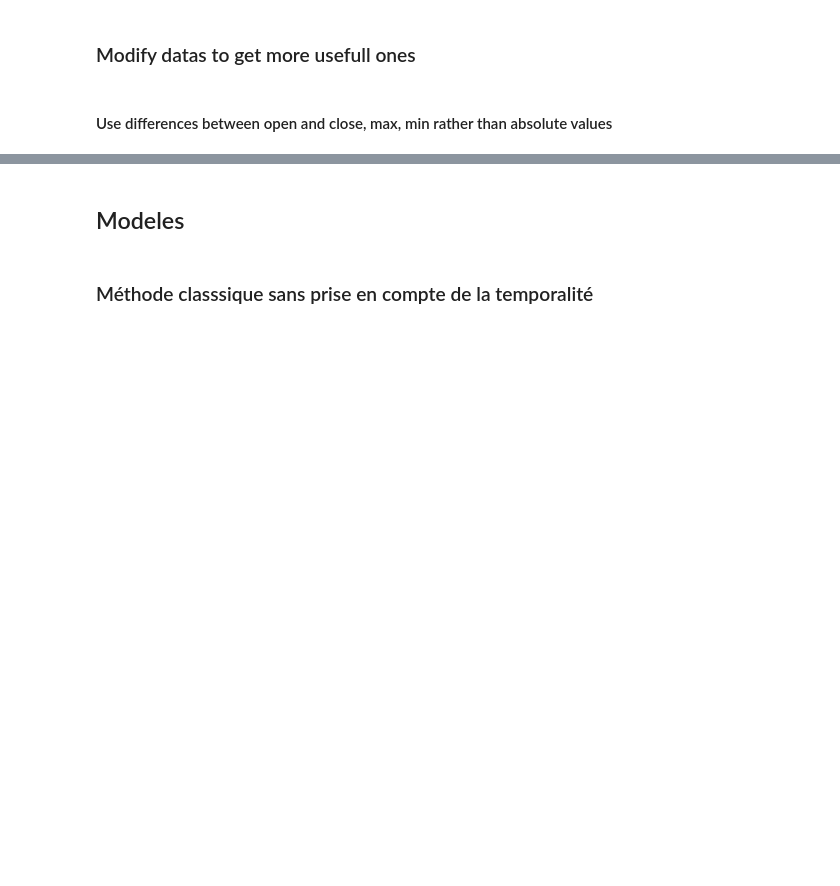
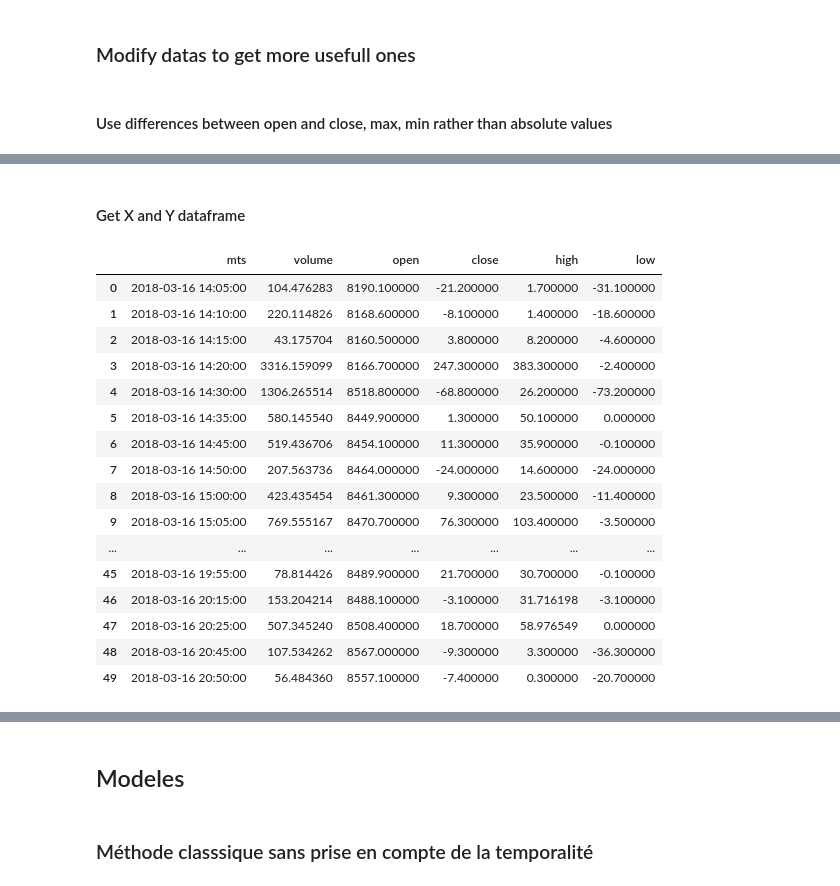
Before and after one commit to vico4445/bitpredict, a Jupyter notebook: collect-data/read_and_plot_datas_from_json_AWS.ipynb, the cells around one changed output, grey strips where cells are left out. Drawn from its saved outputs; the diff is of its cells as text; code cells hidden in the pictures; blank space fills up the shorter version.

```diff
--- a/collect-data/read_and_plot_datas_from_json_AWS.ipynb
+++ b/collect-data/read_and_plot_datas_from_json_AWS.ipynb
@@ -128,3 +178,5 @@ plt.show()
 ### Modify datas to get more usefull ones
 # %% [markdown]
 #### Use differences between open and close, max, min rather than absolute values
+# %%
+df_prepared = pd.concat([df_without_begining[['mts', 'volume', 'open']], df_without_begining[['close', 'high', "low"]].subtract(df_without_begining['open'], axis='index')], axis=1)
@@ -130,0 +192,26 @@ plt.show()
+# %% [markdown]
+#### Get X and Y dataframe
+# %%
+period_length = 50
+X = [df_prepared.iloc[i:i + period_length] for i in range(0, df_prepared.shape[0] - period_length)]
+y = [df_prepared.iloc[i + period_length] for i in range(0, df_prepared.shape[0] - period_length)]
+# %%
+X[0]
+# %% [output]
+|  | mts | volume | open | close | high | low |
+| 0 | 2018-03-16 14:05:00 | 104.476283 | 8190.100000 | -21.200000 | 1.700000 | -31.100000 |
+| 1 | 2018-03-16 14:10:00 | 220.114826 | 8168.600000 | -8.100000 | 1.400000 | -18.600000 |
+| 2 | 2018-03-16 14:15:00 | 43.175704 | 8160.500000 | 3.800000 | 8.200000 | -4.600000 |
+| 3 | 2018-03-16 14:20:00 | 3316.159099 | 8166.700000 | 247.300000 | 383.300000 | -2.400000 |
+| 4 | 2018-03-16 14:30:00 | 1306.265514 | 8518.800000 | -68.800000 | 26.200000 | -73.200000 |
+| 5 | 2018-03-16 14:35:00 | 580.145540 | 8449.900000 | 1.300000 | 50.100000 | 0.000000 |
+| 6 | 2018-03-16 14:45:00 | 519.436706 | 8454.100000 | 11.300000 | 35.900000 | -0.100000 |
+| 7 | 2018-03-16 14:50:00 | 207.563736 | 8464.000000 | -24.000000 | 14.600000 | -24.000000 |
+| 8 | 2018-03-16 15:00:00 | 423.435454 | 8461.300000 | 9.300000 | 23.500000 | -11.400000 |
+| 9 | 2018-03-16 15:05:00 | 769.555167 | 8470.700000 | 76.300000 | 103.400000 | -3.500000 |
+| ... | ... | ... | ... | ... | ... | ... |
+| 45 | 2018-03-16 19:55:00 | 78.814426 | 8489.900000 | 21.700000 | 30.700000 | -0.100000 |
+| 46 | 2018-03-16 20:15:00 | 153.204214 | 8488.100000 | -3.100000 | 31.716198 | -3.100000 |
+| 47 | 2018-03-16 20:25:00 | 507.345240 | 8508.400000 | 18.700000 | 58.976549 | 0.000000 |
+| 48 | 2018-03-16 20:45:00 | 107.534262 | 8567.000000 | -9.300000 | 3.300000 | -36.300000 |
+| 49 | 2018-03-16 20:50:00 | 56.484360 | 8557.100000 | -7.400000 | 0.300000 | -20.700000 |
```
Also changed, not shown: parts of 12 cells of this notebook.
